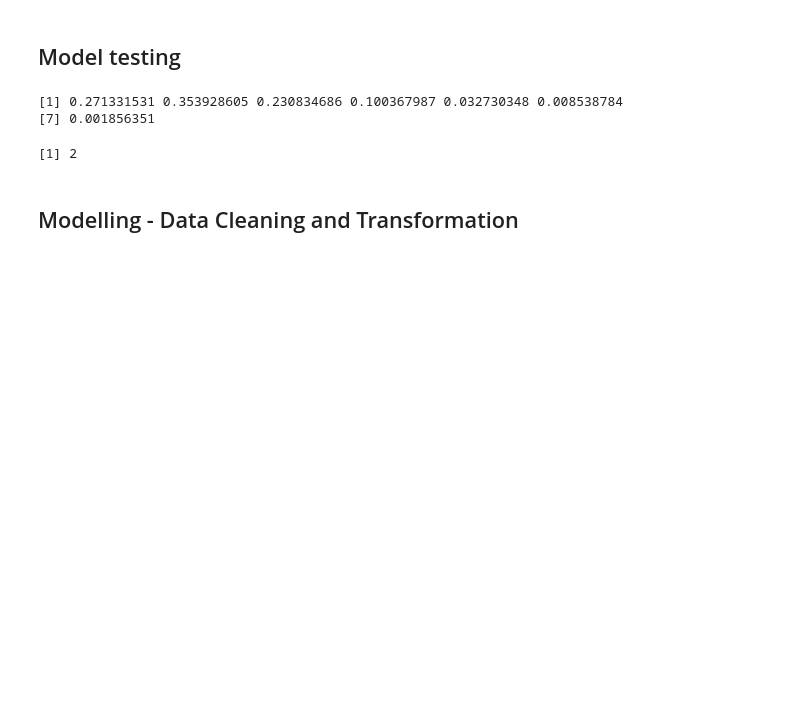
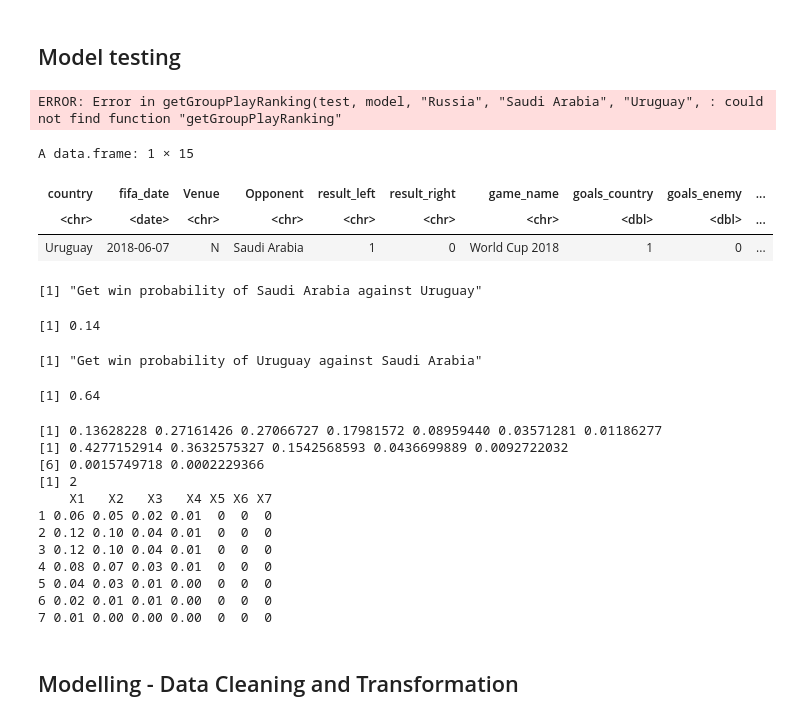
Before and after one commit to denisnaumov0506/FootballAnalyticsProject, a Jupyter notebook: football-world-cup-forecast-denis.ipynb, the cells around one changed output. Saved outputs shown, nothing was run; the diff lists cells and outputs as text; code cells hidden in the pictures; blank space fills up the shorter version.

```diff
--- a/football-world-cup-forecast-denis.ipynb
+++ b/football-world-cup-forecast-denis.ipynb
@@ -961,34 +1148,71 @@ Number of Fisher Scoring iterations: 5
+# %%
+getGroupPlayRanking(test, model, 'Russia', 'Saudi Arabia', 'Uruguay', 'Egypt')
+# %% [output]
+ERROR: Error in getGroupPlayRanking(test, model, "Russia", "Saudi Arabia", "Uruguay", : could not find function "getGroupPlayRanking"
 # %%
 # Russia and SaudiArabia
 russia_saudiArabia = data.frame(rank_opponent = 67, Venue_H = 1, Venue_N= 0, Rank = 70)
 saudiArabia_russia = data.frame(rank_opponent = 70, Venue_H = 0, Venue_N= 0, Rank = 67)
 
 # Egypt and Uruguay
 egypt_uruguay = data.frame(rank_opponent = 14, Venue_H = 0, Venue_N= 1, Rank = 45)
 uruguay_egypt = data.frame(rank_opponent = 45, Venue_H = 0, Venue_N= 1, Rank = 14)
 
 # Russia and Egypt
 russia_egypt = data.frame(rank_opponent = 14, Venue_H = 1, Venue_N= 0, Rank = 70)
 egypt_russia = data.frame(rank_opponent = 70, Venue_H = 0, Venue_N= 0, Rank = 14)
 
 # Uruguay and Saudi Arabia
 uruguay_saudiArabia = data.frame(rank_opponent = 67, Venue_H = 0, Venue_N= 1, Rank = 14)
 saudiArabia_uruguay = data.frame(rank_opponent = 14, Venue_H = 0, Venue_N= 1, Rank = 67)
 
 # Uruguay and Russia
 russia_uruguay = data.frame(rank_opponent = 14, Venue_H = 1, Venue_N= 0, Rank = 70)
 uruguay_russia = data.frame(rank_opponent = 70, Venue_H = 0, Venue_N= 0, Rank = 14)
 
 # Saudi Arabia and Egypt
 egypt_saudiArabia = data.frame(rank_opponent = 67, Venue_H = 0, Venue_N= 1, Rank = 45)
 saudiArabia_russia = data.frame(rank_opponent = 45, Venue_H = 0, Venue_N= 1, Rank = 67)
 
-getProbabilities(model, russia_saudiArabia, 0:6)
-getGoals(model, russia_saudiArabia)
+test %>%
+    filter(country == 'Uruguay') %>%
+    filter(Opponent == 'Saudi Arabia')
+
+print("Get win probability of Saudi Arabia against Uruguay")
+getWin(getProbabilityMatrix(test, model, 'Saudi Arabia', 'Uruguay', 0:6))
+
+print("Get win probability of Uruguay against Saudi Arabia")
+getWin(getProbabilityMatrix(test, model, 'Uruguay', 'Saudi Arabia', 0:6))
+
+test_function = function(df, model, team, opponent, range) {
+    print(getProbabilities(test, model, team, opponent, 0:6))
+    print(getProbabilities(test, model, opponent, team, 0:6))
+    print(getGoals(test, model, team, opponent))
+    print(getProbabilityMatrix(test, model, team, opponent, 0:6))
+}
+
+test_function(test, model, 'Uruguay', 'Saudi Arabia', 0:6)
 # %% [output]
-[1] 0.271331531 0.353928605 0.230834686 0.100367987 0.032730348 0.008538784
-[7] 0.001856351
+A data.frame: 1 × 15
+| country | fifa_date | Venue | Opponent | result_left | result_right | game_name | goals_country | goals_enemy | ... |
+| <chr> | <date> | <chr> | <chr> | <chr> | <chr> | <chr> | <dbl> | <dbl> | ... |
+| Uruguay | 2018-06-07 | N | Saudi Arabia | 1 | 0 | World Cup 2018 | 1 | 0 | ... |
-[1] 2
+[1] "Get win probability of Saudi Arabia against Uruguay"
+[1] 0.14
+[1] "Get win probability of Uruguay against Saudi Arabia"
+[1] 0.64
+[1] 0.13628228 0.27161426 0.27066727 0.17981572 0.08959440 0.03571281 0.01186277
+[1] 0.4277152914 0.3632575327 0.1542568593 0.0436699889 0.0092722032
+[6] 0.0015749718 0.0002229366
+[1] 2
+    X1   X2   X3   X4 X5 X6 X7
+1 0.06 0.05 0.02 0.01  0  0  0
+2 0.12 0.10 0.04 0.01  0  0  0
+3 0.12 0.10 0.04 0.01  0  0  0
+4 0.08 0.07 0.03 0.01  0  0  0
+5 0.04 0.03 0.01 0.00  0  0  0
+6 0.02 0.01 0.01 0.00  0  0  0
+7 0.01 0.00 0.00 0.00  0  0  0
 # %% [markdown]
 ## Modelling - Data Cleaning and Transformation
 # %%
```
Also changed, not shown: parts of 3 cells of this notebook.
